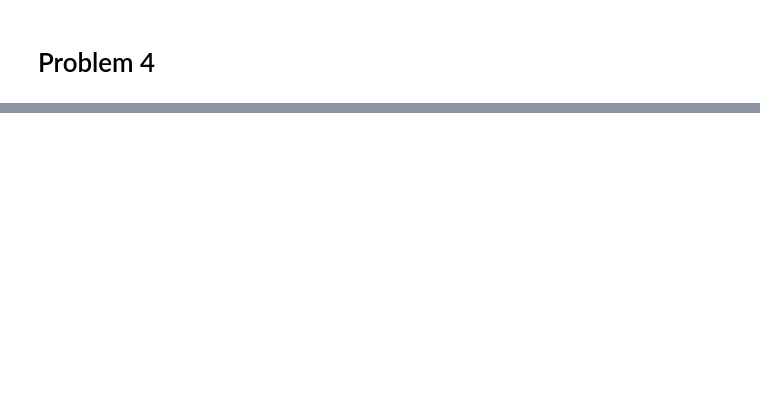
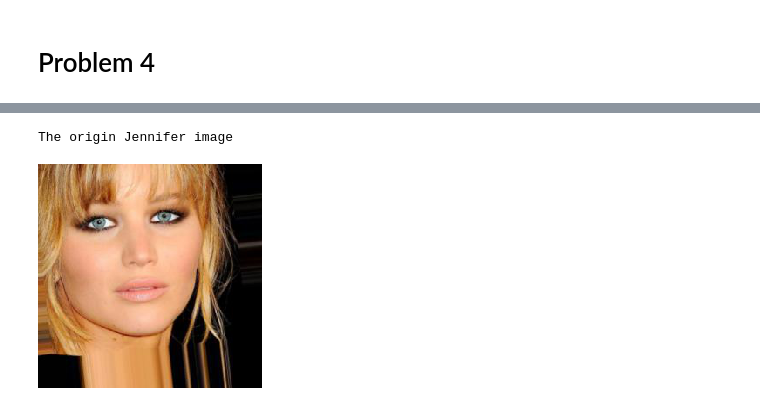
Before and after one commit to mryimings/deeplearning_homework3, a Jupyter notebook: hw3_ys3031.ipynb, the cells around one changed output, grey strips where cells are left out. Saved outputs shown, nothing was run; the diff lists cells and outputs as text; code cells hidden in the pictures; blank space fills up the shorter version.

```diff
--- a/hw3_ys3031.ipynb
+++ b/hw3_ys3031.ipynb
@@ -242,27 +244,21 @@ from keras.preprocessing.image import load_img, img_to_array, array_to_img
 import numpy as np
 
 backend.set_learning_phase(0)
-path = './selfie/justin.jpeg'
+path = './selfie/jennifer.jpeg'
 
 jennifer_image = load_img(path, target_size=(224,224))
 jennifer_array = img_to_array(jennifer_image)
 jennifer_array = jennifer_array / 255.0
-label = 1
+label = 0
 
 preprocessing = (np.array([104/255.0, 116/255.0, 123/ 255.0]), 1)
 fmodel = KerasModel(model, bounds=(0, 1), preprocessing=preprocessing)
-attack = LBFGSAttack(model=fmodel, criterion=TargetClassProbability(0, p=0.8))
+attack = LBFGSAttack(model=fmodel, criterion=TargetClassProbability(1-label, p=0.8))
 adver_jennifer_array = attack(jennifer_array, label)
 
-print(fmodel.predictions(adver_jennifer_array))
-print(fmodel.predictions(jennifer_array))
-print(np.argmax(fmodel.predictions(adver_jennifer_array)))
-print(np.argmax(fmodel.predictions(jennifer_array)))
+print("Jennifer:0, Justin: 1")
+print("The prediction of attacked Jennifer picture:", np.argmax(fmodel.predictions(adver_jennifer_array)))
+print("The prediction of origin Jennifer picture", np.argmax(fmodel.predictions(jennifer_array)))
 
 adver_jennifer_image = array_to_img(adver_jennifer_array)
-adver_jennifer_image
-
-
-
-# model.predict_classes(jennifer_array.reshape((1,)+jennifer_array.shape))
 # %% [output]
@@ -285,0 +274,6 @@ print(model.predict_classes(adversarial_reshaped))
+# %%
+print("The origin Jennifer image")
+jennifer_image
+# %% [output]
+The origin Jennifer image
+[figure, added]
```
Also changed, not shown: parts of 5 cells of this notebook.
